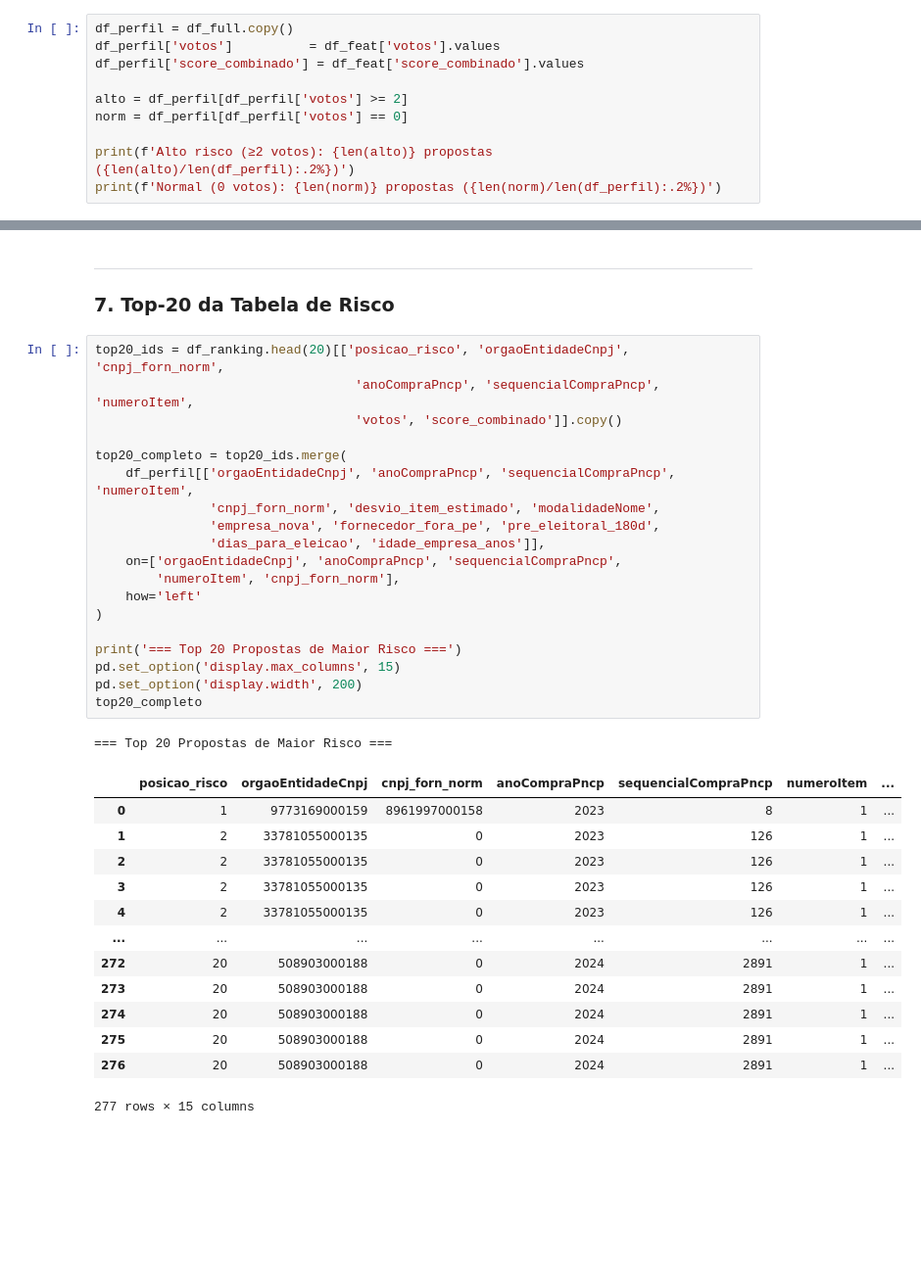
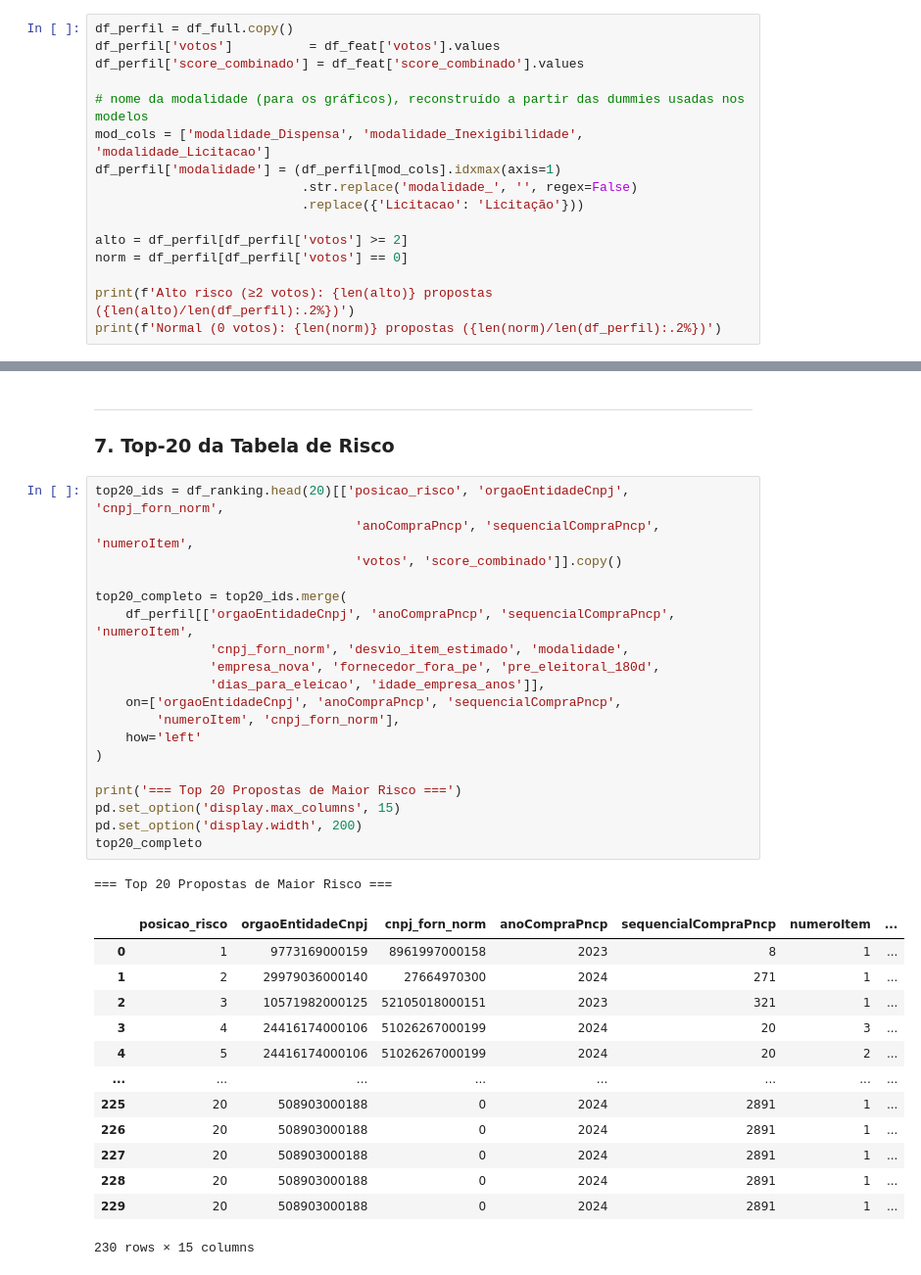
Before and after one commit to leticiagomesilva/Deteccao-Propostas-Anomalas-Licitacoes, a Jupyter notebook: notebooks/09_comparacao_modelos.ipynb, the cells around one changed output, grey strips where cells are left out. Shown at 98% size. Drawn from its saved outputs; the diff is of its cells as text; blank space fills up the shorter version.

```diff
--- a/notebooks/09_comparacao_modelos.ipynb
+++ b/notebooks/09_comparacao_modelos.ipynb
@@ -366,6 +366,12 @@ Total normal (0 votos): 73682 (96.67%)
 df_perfil = df_full.copy()
 df_perfil['votos']          = df_feat['votos'].values
 df_perfil['score_combinado'] = df_feat['score_combinado'].values
+
+# nome da modalidade (para os gráficos), reconstruído a partir das dummies usadas nos modelos
+mod_cols = ['modalidade_Dispensa', 'modalidade_Inexigibilidade', 'modalidade_Licitacao']
+df_perfil['modalidade'] = (df_perfil[mod_cols].idxmax(axis=1)
+                           .str.replace('modalidade_', '', regex=False)
+                           .replace({'Licitacao': 'Licitação'}))
 
 alto = df_perfil[df_perfil['votos'] >= 2]
 norm = df_perfil[df_perfil['votos'] == 0]
@@ -451,34 +457,34 @@ Figura salva em data/output/fig_perfil_alto_risco.png
 # %%
 top20_ids = df_ranking.head(20)[['posicao_risco', 'orgaoEntidadeCnpj', 'cnpj_forn_norm',
                                   'anoCompraPncp', 'sequencialCompraPncp', 'numeroItem',
                                   'votos', 'score_combinado']].copy()
 
 top20_completo = top20_ids.merge(
     df_perfil[['orgaoEntidadeCnpj', 'anoCompraPncp', 'sequencialCompraPncp', 'numeroItem',
-               'cnpj_forn_norm', 'desvio_item_estimado', 'modalidadeNome',
+               'cnpj_forn_norm', 'desvio_item_estimado', 'modalidade',
                'empresa_nova', 'fornecedor_fora_pe', 'pre_eleitoral_180d',
                'dias_para_eleicao', 'idade_empresa_anos']],
     on=['orgaoEntidadeCnpj', 'anoCompraPncp', 'sequencialCompraPncp',
         'numeroItem', 'cnpj_forn_norm'],
     how='left'
 )
 
 print('=== Top 20 Propostas de Maior Risco ===')
 pd.set_option('display.max_columns', 15)
 pd.set_option('display.width', 200)
 top20_completo
 # %% [output]
 === Top 20 Propostas de Maior Risco ===
 |  | posicao_risco | orgaoEntidadeCnpj | cnpj_forn_norm | anoCompraPncp | sequencialCompraPncp | numeroItem | ... |
 | 0 | 1 | 9773169000159 | 8961997000158 | 2023 | 8 | 1 | ... |
-| 1 | 2 | 33781055000135 | 0 | 2023 | 126 | 1 | ... |
-| 2 | 2 | 33781055000135 | 0 | 2023 | 126 | 1 | ... |
-| 3 | 2 | 33781055000135 | 0 | 2023 | 126 | 1 | ... |
-| 4 | 2 | 33781055000135 | 0 | 2023 | 126 | 1 | ... |
+| 1 | 2 | 29979036000140 | 27664970300 | 2024 | 271 | 1 | ... |
+| 2 | 3 | 10571982000125 | 52105018000151 | 2023 | 321 | 1 | ... |
+| 3 | 4 | 24416174000106 | 51026267000199 | 2024 | 20 | 3 | ... |
+| 4 | 5 | 24416174000106 | 51026267000199 | 2024 | 20 | 2 | ... |
 | ... | ... | ... | ... | ... | ... | ... | ... |
-| 272 | 20 | 508903000188 | 0 | 2024 | 2891 | 1 | ... |
-| 273 | 20 | 508903000188 | 0 | 2024 | 2891 | 1 | ... |
-| 274 | 20 | 508903000188 | 0 | 2024 | 2891 | 1 | ... |
-| 275 | 20 | 508903000188 | 0 | 2024 | 2891 | 1 | ... |
-| 276 | 20 | 508903000188 | 0 | 2024 | 2891 | 1 | ... |
+| 225 | 20 | 508903000188 | 0 | 2024 | 2891 | 1 | ... |
+| 226 | 20 | 508903000188 | 0 | 2024 | 2891 | 1 | ... |
+| 227 | 20 | 508903000188 | 0 | 2024 | 2891 | 1 | ... |
+| 228 | 20 | 508903000188 | 0 | 2024 | 2891 | 1 | ... |
+| 229 | 20 | 508903000188 | 0 | 2024 | 2891 | 1 | ... |
-277 rows × 15 columns
+230 rows × 15 columns
```
Also changed, not shown: parts of 14 cells of this notebook, 21 other files.
